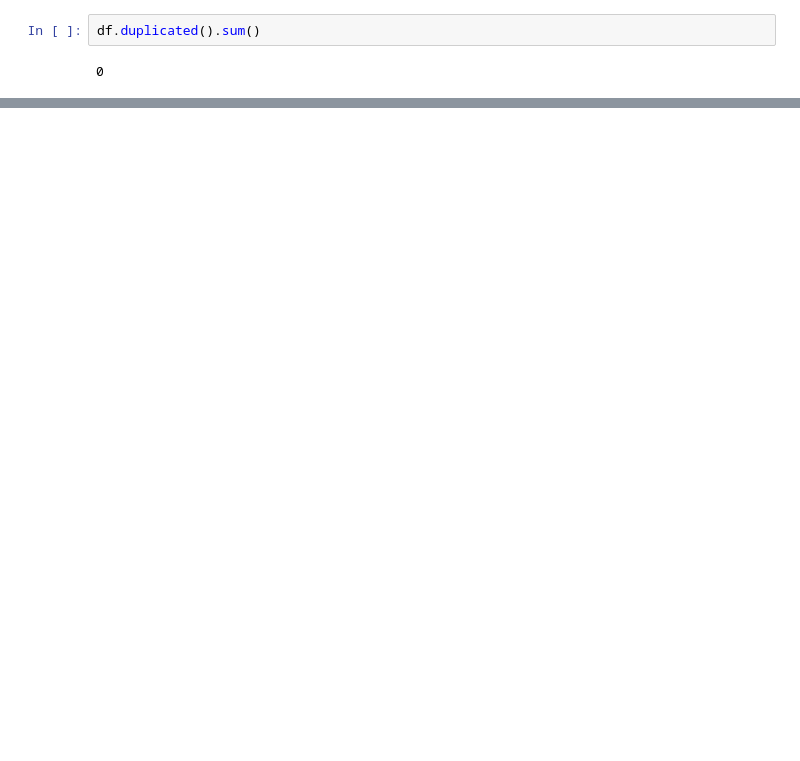
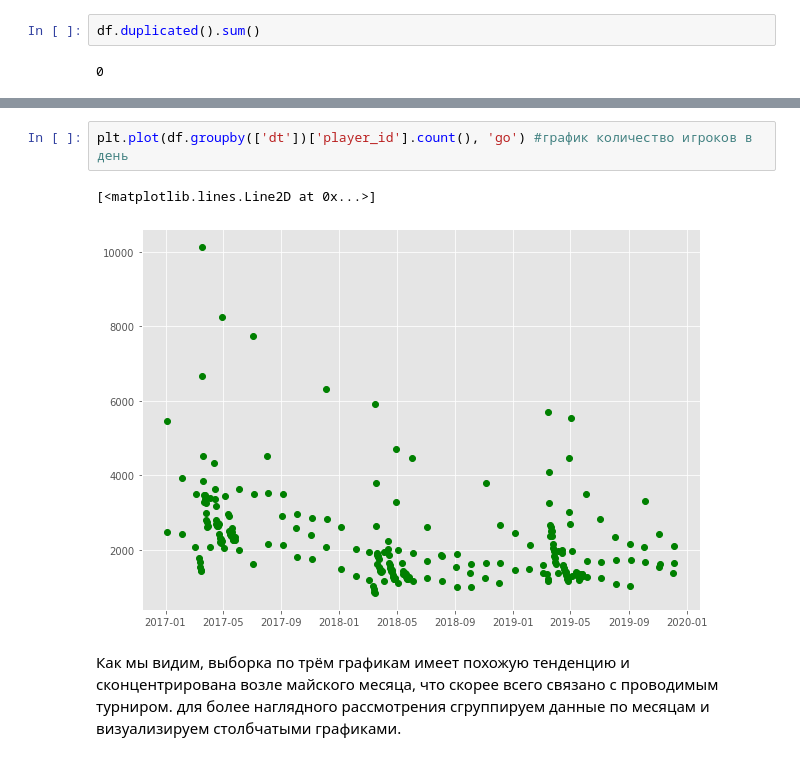
Before and after one commit to rritka/jupyter-notebook, a Jupyter notebook: Analysis_for_WG.ipynb, the cells around one changed output, grey strips where cells are left out. Cells and saved outputs as stored; diff of their text form; blank space fills up the shorter version.

```diff
--- a/Analysis_for_WG.ipynb
+++ b/Analysis_for_WG.ipynb
@@ -42,0 +65,7 @@ df.duplicated().sum()
+# %%
+plt.plot(df.groupby(['dt'])['player_id'].count(), 'go') #график количество игроков в день
+# %% [output]
+[<matplotlib.lines.Line2D at 0x...>]
+[figure, added]
+# %% [markdown]
+Как мы видим, выборка по трём графикам имеет похожую тенденцию и сконцентрирована возле майского месяца, что скорее всего связано с проводимым турниром. для более наглядного рассмотрения сгруппируем данные по месяцам и визуализируем столбчатыми графиками.
```
Also changed, not shown: parts of 37 cells of this notebook, 1 other file.
